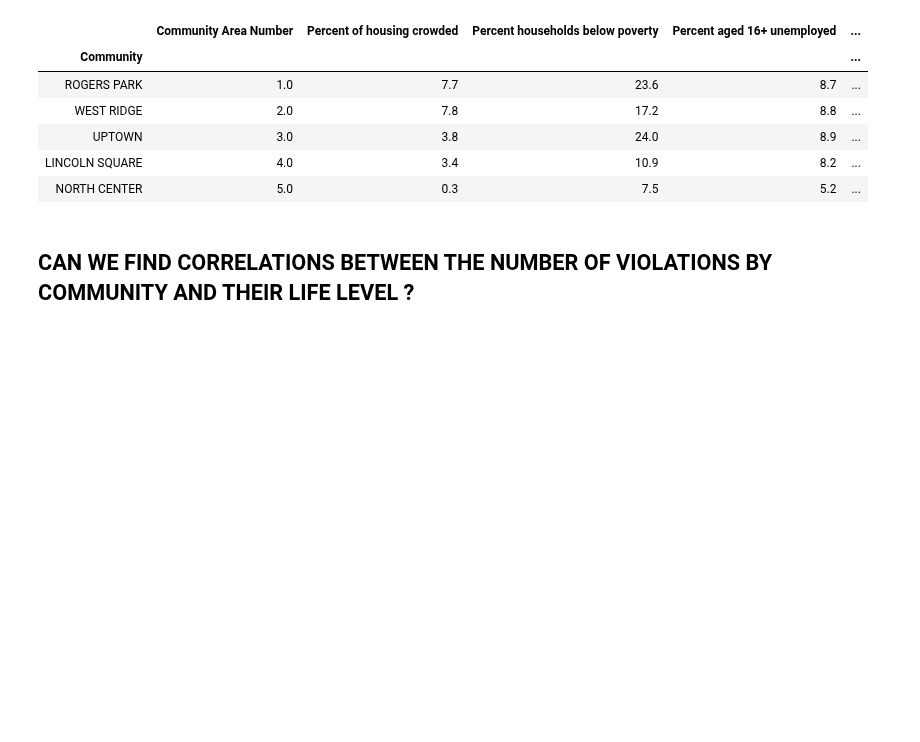
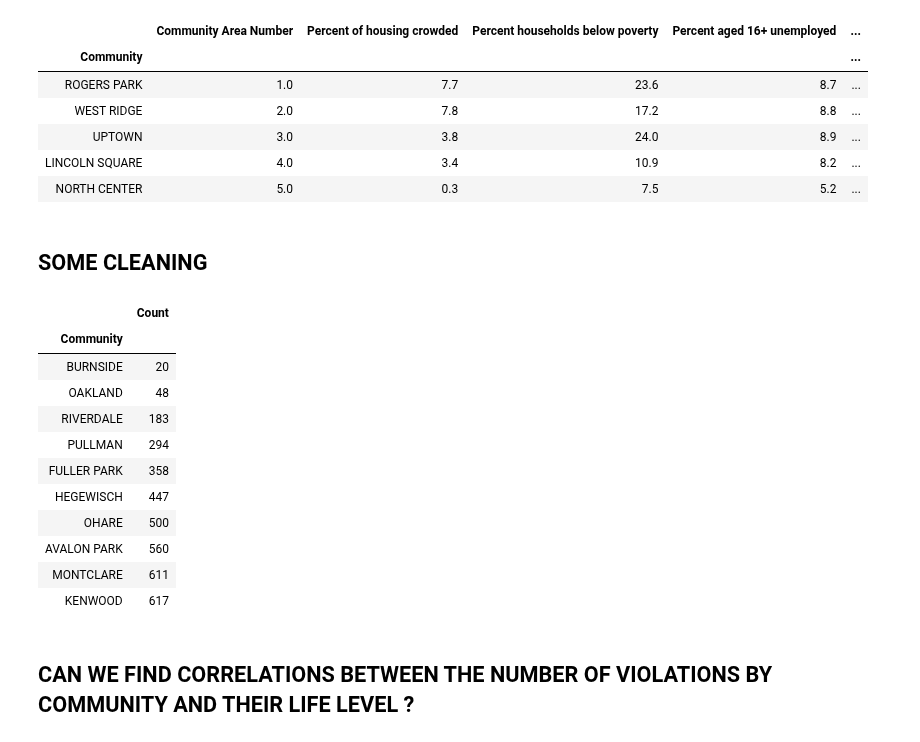
Before and after one commit to VodopaDev/CS401-Chicago-Crime-Analysis, a Jupyter notebook: areas.ipynb, the cells around one changed output. Saved outputs shown, nothing was run; the diff lists cells and outputs as text; code cells hidden in the pictures; blank space fills up the shorter version.

```diff
--- a/areas.ipynb
+++ b/areas.ipynb
@@ -27,3 +27,21 @@ community_areas.head()
 | UPTOWN | 3.0 | 3.8 | 24.0 | 8.9 | ... |
 | LINCOLN SQUARE | 4.0 | 3.4 | 10.9 | 8.2 | ... |
 | NORTH CENTER | 5.0 | 0.3 | 7.5 | 5.2 | ... |
+# %% [markdown]
+## SOME CLEANING ##
+# %%
+count_by_community = df[['Community', 'Inspection ID']].groupby('Community').count().rename(columns={'Inspection ID' : 'Count'}).sort_values('Count')
+count_by_community.head(10)
+# %% [output]
+|  | Count |
+| Community |  |
+| BURNSIDE | 20 |
+| OAKLAND | 48 |
+| RIVERDALE | 183 |
+| PULLMAN | 294 |
+| FULLER PARK | 358 |
+| HEGEWISCH | 447 |
+| OHARE | 500 |
+| AVALON PARK | 560 |
+| MONTCLARE | 611 |
+| KENWOOD | 617 |
```
Also changed, not shown: parts of 7 cells of this notebook, 2 other files.
